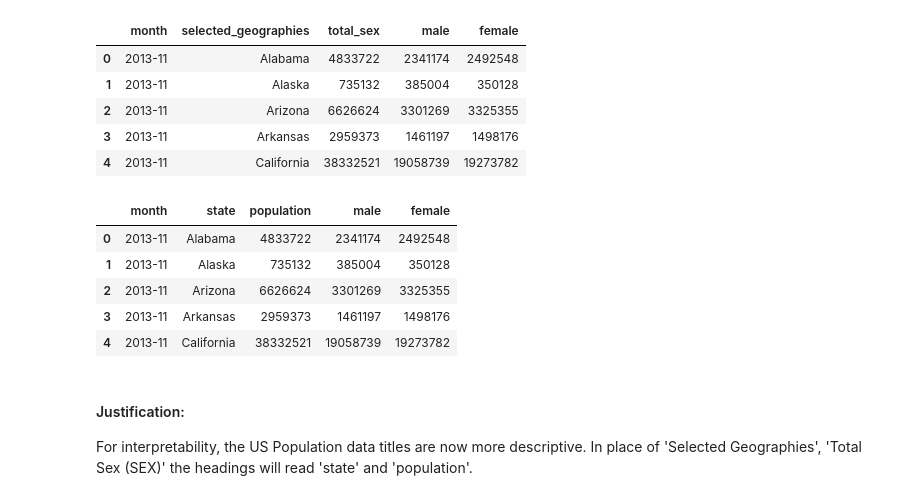
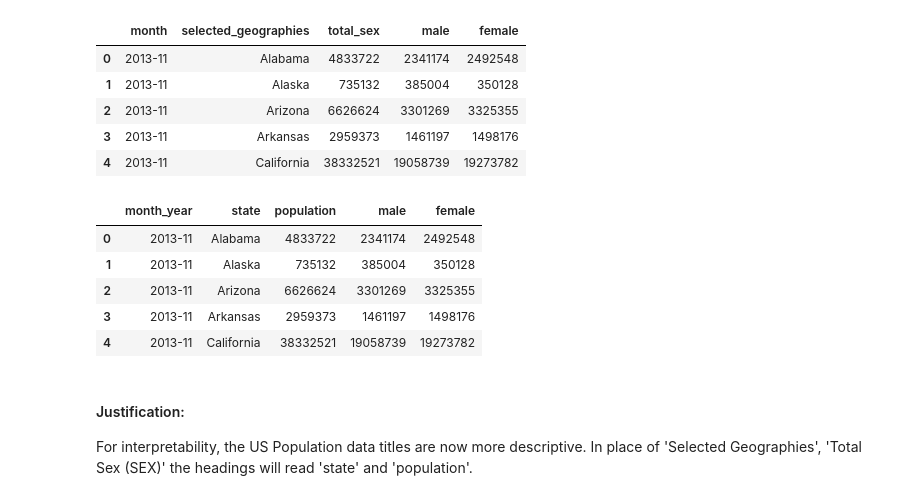
Before and after one commit to BryanHolbrook/us-gun-sales-per-capita, a Jupyter notebook: Data_Wrangling_Project_Starter.ipynb, the cells around one changed output. Drawn from its saved outputs; the diff is of its cells as text; code cells hidden in the pictures.

```diff
--- a/Data_Wrangling_Project_Starter.ipynb
+++ b/Data_Wrangling_Project_Starter.ipynb
@@ -459,11 +483,11 @@ cleaned_us_pop.head()
 | 4 | 2013-11 | California | 38332521 | 19058739 | 19273782 |
 # %%
 #Apply cleaning strategy and validate the cleaning was successful
-cleaned_us_pop = cleaned_us_pop.rename(columns={'selected_geographies': 'state', 'total_sex': 'population'})
+cleaned_us_pop = cleaned_us_pop.rename(columns={'month': 'month_year','selected_geographies': 'state', 'total_sex': 'population'})
 
 cleaned_us_pop.head()
 # %% [output]
-|  | month | state | population | male | female |
+|  | month_year | state | population | male | female |
 | 0 | 2013-11 | Alabama | 4833722 | 2341174 | 2492548 |
 | 1 | 2013-11 | Alaska | 735132 | 385004 | 350128 |
 | 2 | 2013-11 | Arizona | 6626624 | 3301269 | 3325355 |
```
Also changed, not shown: parts of 38 cells of this notebook.
